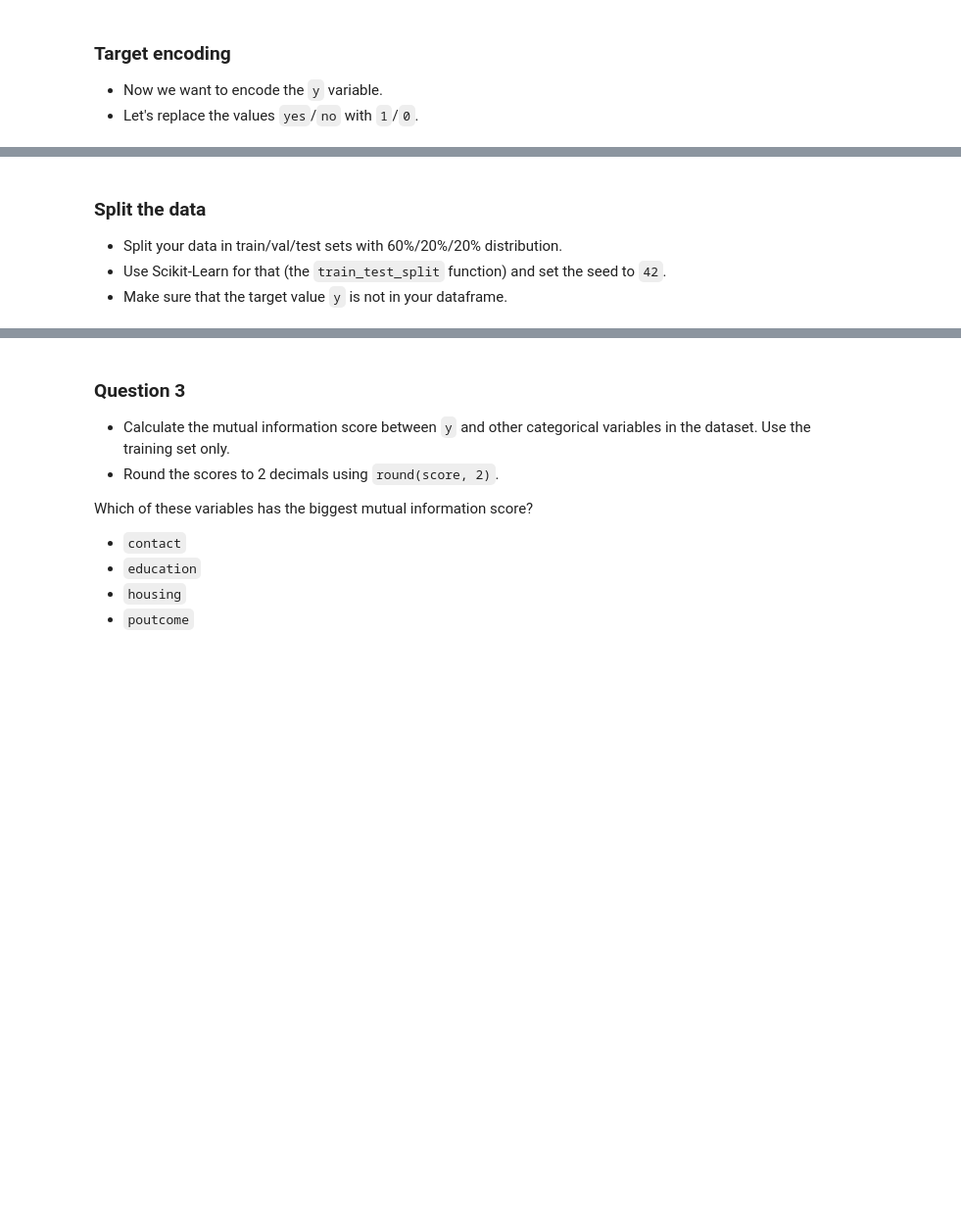
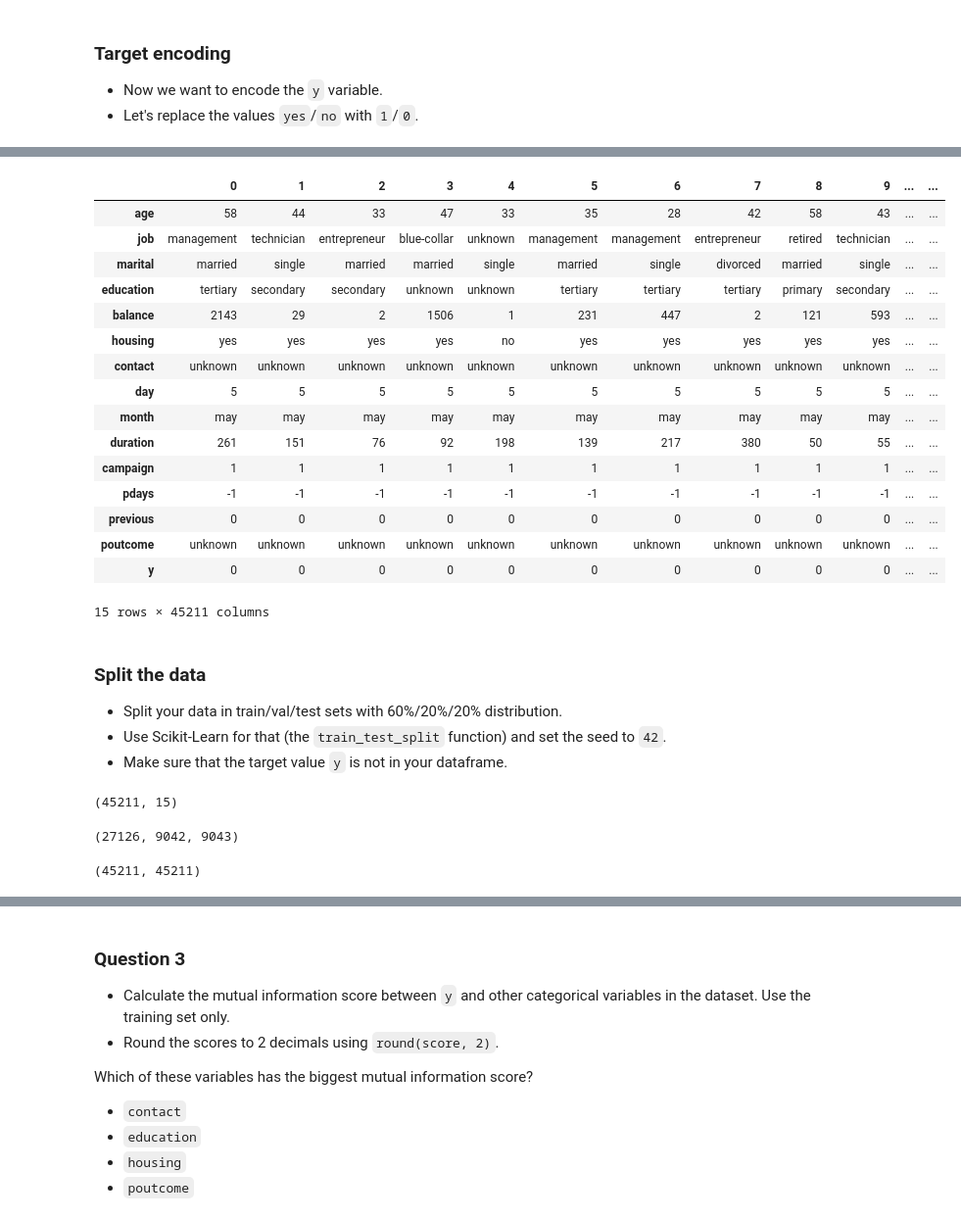
Before and after one commit to wanyingng/machine-learning-zoomcamp-2024, a Jupyter notebook: 03-classification/homework.ipynb, the cells around one changed output, grey strips where cells are left out. Shown at 98% size. Drawn from its saved outputs; the diff is of its cells as text; code cells hidden in the pictures; blank space fills up the shorter version.

```diff
--- a/03-classification/homework.ipynb
+++ b/03-classification/homework.ipynb
@@ -330,0 +420,4 @@ What are the two features that have the biggest correlation?
+# %%
+# Replace yes/no with 1/0
+df = df.assign(y = (df.y == 'yes').astype(int))
+df.y
@@ -331,6 +437,30 @@ What are the two features that have the biggest correlation?
+# %%
+df.T
+# %% [output]
+|  | 0 | 1 | 2 | 3 | 4 | 5 | 6 | 7 | 8 | 9 | ... | ... |
+| age | 58 | 44 | 33 | 47 | 33 | 35 | 28 | 42 | 58 | 43 | ... | ... |
+| job | management | technician | entrepreneur | blue-collar | unknown | management | management | entrepreneur | retired | technician | ... | ... |
+| marital | married | single | married | married | single | married | single | divorced | married | single | ... | ... |
+| education | tertiary | secondary | secondary | unknown | unknown | tertiary | tertiary | tertiary | primary | secondary | ... | ... |
+| balance | 2143 | 29 | 2 | 1506 | 1 | 231 | 447 | 2 | 121 | 593 | ... | ... |
+| housing | yes | yes | yes | yes | no | yes | yes | yes | yes | yes | ... | ... |
+| contact | unknown | unknown | unknown | unknown | unknown | unknown | unknown | unknown | unknown | unknown | ... | ... |
+| day | 5 | 5 | 5 | 5 | 5 | 5 | 5 | 5 | 5 | 5 | ... | ... |
+| month | may | may | may | may | may | may | may | may | may | may | ... | ... |
+| duration | 261 | 151 | 76 | 92 | 198 | 139 | 217 | 380 | 50 | 55 | ... | ... |
+| campaign | 1 | 1 | 1 | 1 | 1 | 1 | 1 | 1 | 1 | 1 | ... | ... |
+| pdays | -1 | -1 | -1 | -1 | -1 | -1 | -1 | -1 | -1 | -1 | ... | ... |
+| previous | 0 | 0 | 0 | 0 | 0 | 0 | 0 | 0 | 0 | 0 | ... | ... |
+| poutcome | unknown | unknown | unknown | unknown | unknown | unknown | unknown | unknown | unknown | unknown | ... | ... |
+| y | 0 | 0 | 0 | 0 | 0 | 0 | 0 | 0 | 0 | 0 | ... | ... |
+15 rows × 45211 columns
 # %% [markdown]
 ### Split the data
 
 * Split your data in train/val/test sets with 60%/20%/20% distribution.
 * Use Scikit-Learn for that (the `train_test_split` function) and set the seed to `42`.
 * Make sure that the target value `y` is not in your dataframe.
+# %%
+df.shape
+# %% [output]
+(45211, 15)
@@ -336,0 +472,9 @@ What are the two features that have the biggest correlation?
+# %%
+df_train.shape[0], df_val.shape[0], df_test.shape[0]
+# %% [output]
+(27126, 9042, 9043)
+# %%
+# Verify the size adds up
+df_train.shape[0] + df_val.shape[0] + df_test.shape[0], df.shape[0]
+# %% [output]
+(45211, 45211)
```
Also changed, not shown: parts of 26 cells of this notebook.
